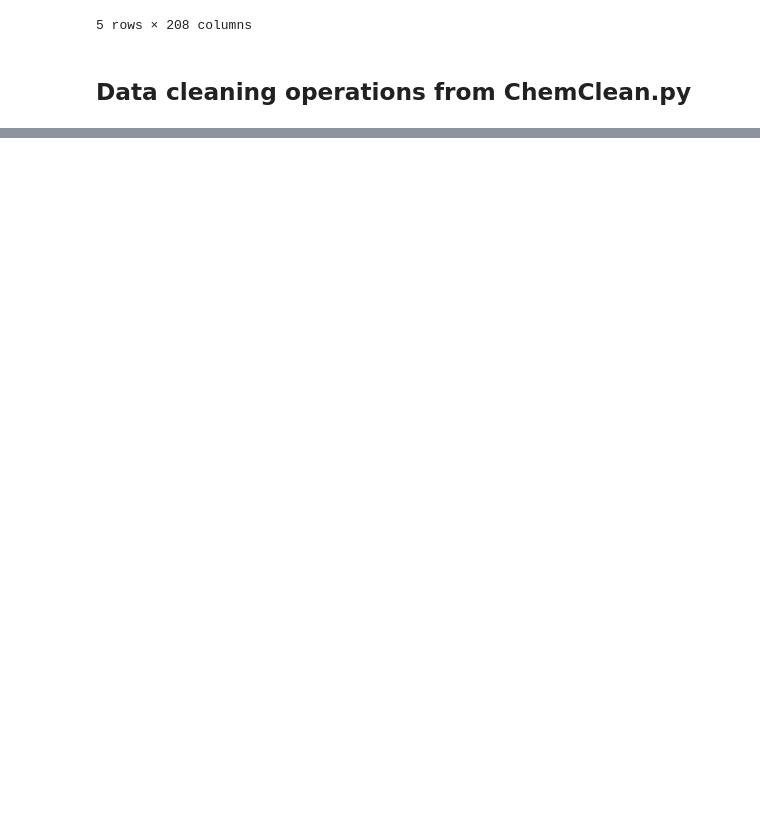
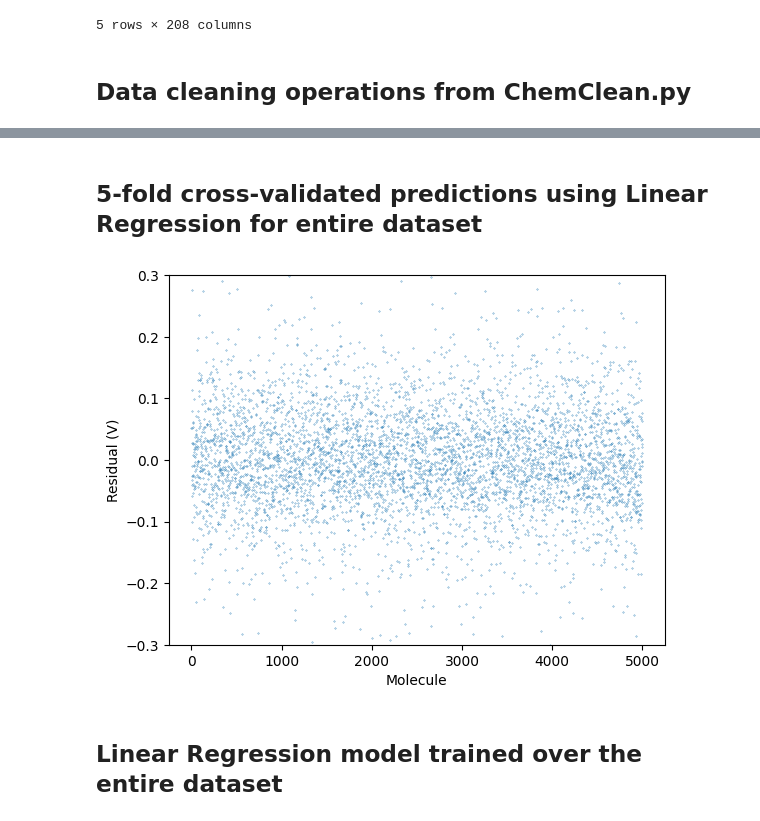
Before and after one commit to adisun94/DataScience, a Jupyter notebook: MoleculeReductionPotential.ipynb, the cells around one changed output, grey strips where cells are left out. Saved outputs shown, nothing was run; the diff lists cells and outputs as text; code cells hidden in the pictures; blank space fills up the shorter version.

Commit message:
linear regression with CV

```diff
--- a/MoleculeReductionPotential.ipynb
+++ b/MoleculeReductionPotential.ipynb
@@ -200,2 +161,16 @@ plt.scatter(range(1000),lr.predict(X_test)-y_test,s=0.07)
+# %% [markdown]
+## 5-fold cross-validated predictions using Linear Regression for entire dataset
+# %%
+plt.figure(fi)
+plt.scatter(range(5000),target-cross_val_predict(lr,features_std,target,cv=5),s=0.07)
+plt.ylim([-0.3,0.3])
+plt.xlabel('Molecule')
+plt.ylabel('Residual (V)')
+plt.title('Distribution of residuals from Linear Regression')
+plt.show()
+# %% [output]
+[figure, added]
+# %% [markdown]
+## Linear Regression model trained over the entire dataset
 # %%
 # This cell trains the entire dataset using Linear Regression.
```
Also changed, not shown: parts of 21 cells of this notebook.
